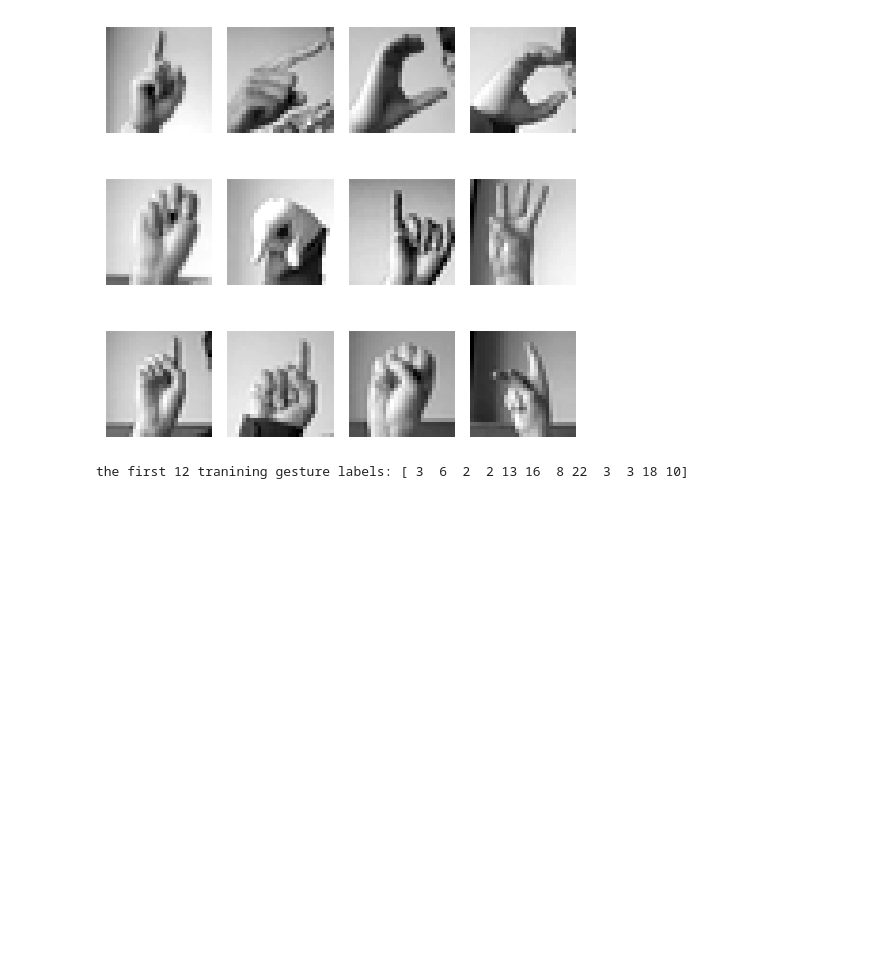
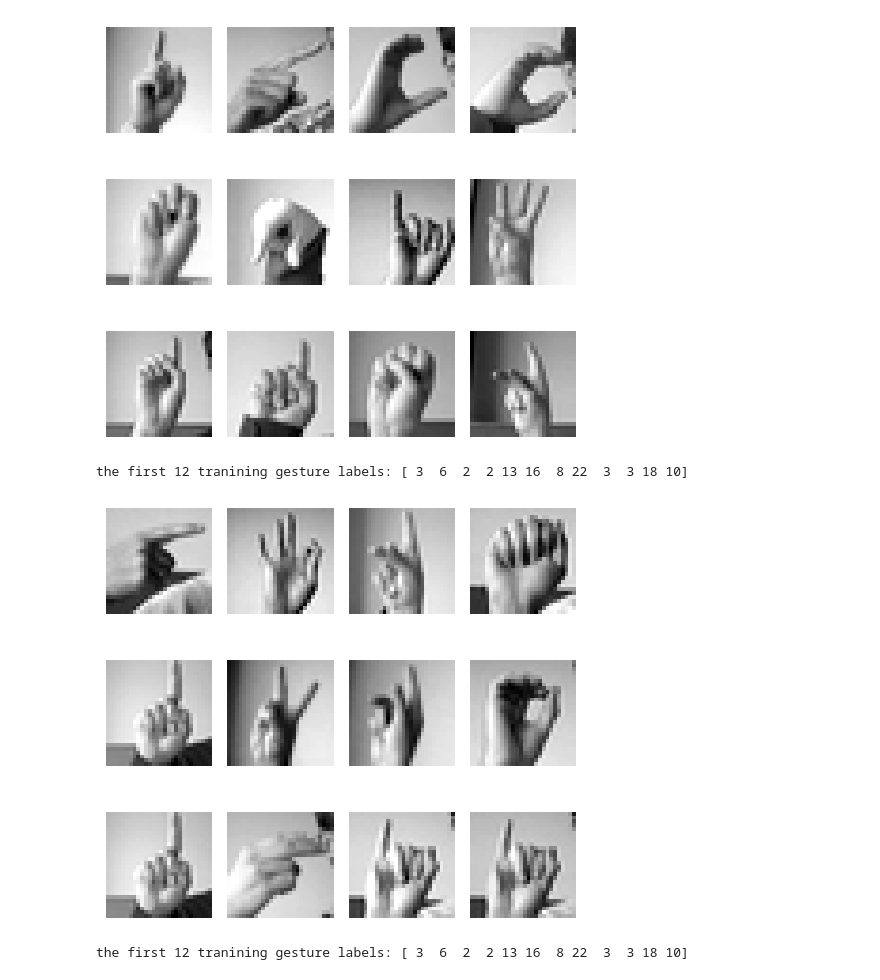
Before and after one commit to zamezamo/esp32_gesture_recognition, a Jupyter notebook: model/model.ipynb, the cells around one changed output. Saved outputs shown, nothing was run; the diff lists cells and outputs as text; code cells hidden in the pictures; blank space fills up the shorter version.

```diff
--- a/model/model.ipynb
+++ b/model/model.ipynb
@@ -51,3 +46,17 @@ print("the first 12 tranining gesture labels:", y_train[0:12])
 # %% [output]
 [figure]
 the first 12 tranining gesture labels: [ 3  6  2  2 13 16  8 22  3  3 18 10]
+# %%
+# show the first 12 test hand gestures
+
+plt.figure(figsize=(5,5))
+for k in range(12):
+    plt.subplot(3, 4, k+1)
+    plt.imshow(X_test[k], cmap='gray')
+    plt.axis('off')
+plt.tight_layout()
+plt.show()
+print("the first 12 tranining gesture labels:", y_train[0:12])
+# %% [output]
+[figure, added]
+the first 12 tranining gesture labels: [ 3  6  2  2 13 16  8 22  3  3 18 10]
```
Also changed, not shown: parts of 10 cells of this notebook.
